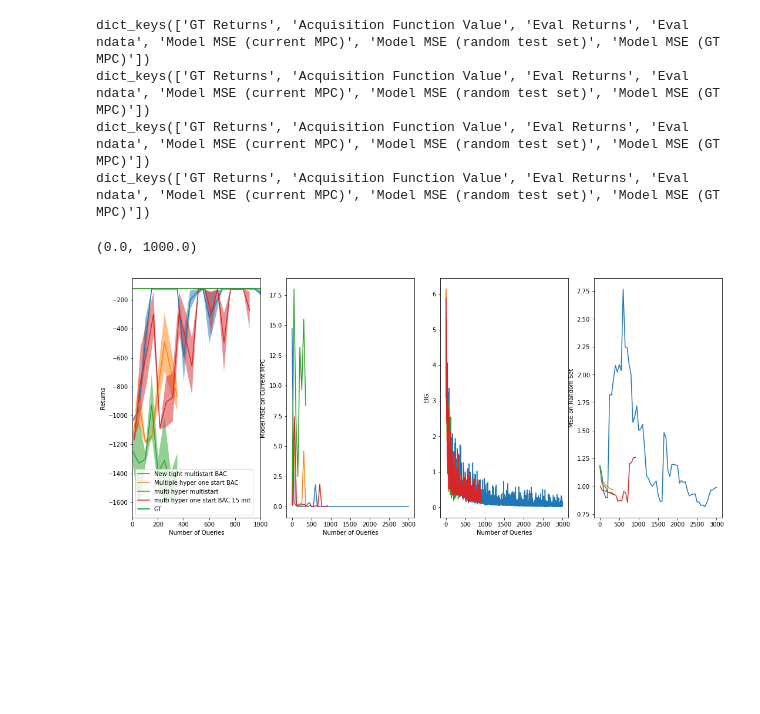
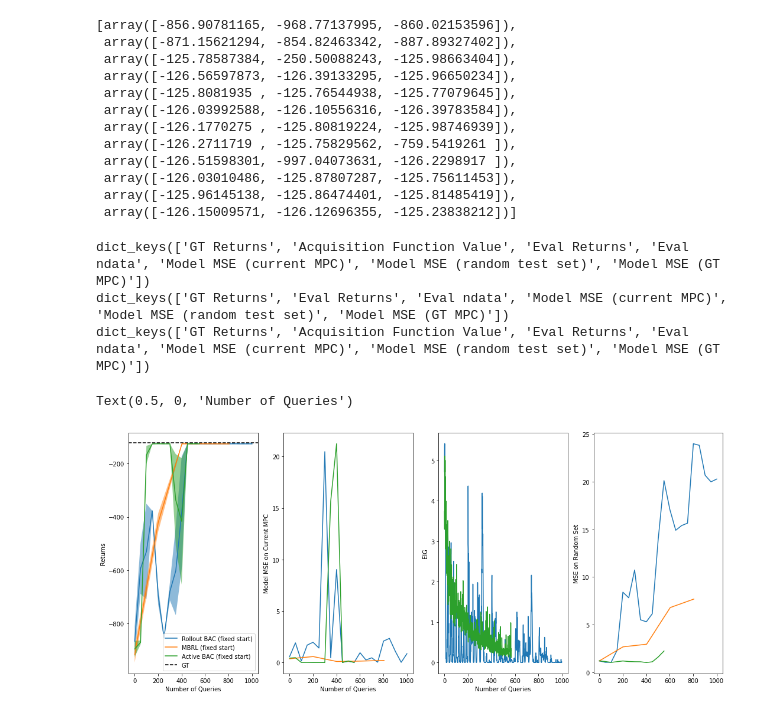
Before and after one commit to fusion-ml/trajectory-information-rl, a Jupyter notebook: notebooks/plot_returns.ipynb, the cells around one changed output. Saved outputs shown, nothing was run; the diff lists cells and outputs as text; code cells hidden in the pictures; blank space fills up the shorter version.

```diff
--- a/notebooks/plot_returns.ipynb
+++ b/notebooks/plot_returns.ipynb
@@ -30,36 +24,34 @@ pend_epm                               working_pendulum1
 # %%
-paths = {# 'Model-Based RL': base_path / 'pend_mbrl_mse',
-         # 'Bayesian Active Control': base_path / 'pendulum_new_longer',
-         # 'BAC (3app)': base_path / 'pend_3app', 'BAC (1app)': base_path / 'pend_1app',
-         # 'BAC (500nms)': base_path / 'pendbax_500nms',
-         # 'BAC (EPM)': base_path / 'pend_epm'
-         # 'BAC (improved)': base_path / 'test',
-         # 'Multistart batch 1 sample': base_path / 'batch_multi_pend_2021-07-26/17-57-26/',
-         # 'Multistart batch 3 sample': base_path / 'batch_multi_pend_3mc_2021-07-27/10-39-16/',
-         # 'Tight multistart 1mc BAC': base_path / 'tight-pendulum-bac_2021-07-28/01-10-16',
-         # 'Tight multistart 3mc BAC': base_path / 'tight-pendulum-bac-3mc_2021-07-28/01-11-08/',
-         # 'Tight multistart MBRL': base_path / 'tight-pendulum-bac-mbrl_2021-07-28/01-13-51',
-         # 'Fixed start BAC': base_path / 'fixed_in_tight_bac_2021-07-28/17-17-56',
-         #'Multistart MBRL': base_path / 'mbrl_pend_batch_2021-07-27/11-21-53',
-         # 'Multistart 1 sample good hps': base_path / 'bac_pend_multistart_2021-07-22/16-00-45',
-         # 'Multistart 3 sample good hps': base_path / 'bac_pend_multistart_3mc_2021-07-23/11-12-54',
-         'New tight multistart BAC': base_path / 'new-tight-pendulum-bac_2021-07-30/11-25-55',
-         # 'Tight multistart MBRL': base_path / 'new-tight-pendulum-bac-mbrl_2021-07-30/11-25-29',
-         'Multiple hyper one start BAC': base_path / 'pendbac-multigp_2021-08-02/10-07-03/',
-         'multi hyper multistart': base_path / 'pendbac-multigp-multistart_2021-08-02/10-06-17/',
-         'multi hyper one start BAC 15 init': base_path / 'pendbac-multigp-15init_2021-08-02/16-22-32/',
-
+paths = {# 'BAC (seed 12)': 'random_init_12_2021-08-05/10-02-01/',
+         'Rollout BAC (fixed start)': 'rollout_fixed_pendbac_test_2021-08-10/21-08-52',
+         'MBRL (fixed start)': 'mbrl_fixed_pendbac_2021-08-11/08-44-32',
+         'Active BAC (fixed start)': 'bac_fixed_pendbac_2021-08-11/08-56-57',
         }
 # %%
 data = {}
 for key, path in paths.items():
-    info_path = path / 'info.pkl'
+    info_path = base_path / path / 'info.pkl'
     with info_path.open('rb') as f:
         data[key] = pickle.load(f)
+# %%
+data['Active BAC (fixed start)']['Eval Returns']
+# %% [output]
+[array([-856.90781165, -968.77137995, -860.02153596]),
+ array([-871.15621294, -854.82463342, -887.89327402]),
+ array([-125.78587384, -250.50088243, -125.98663404]),
+ array([-126.56597873, -126.39133295, -125.96650234]),
+ array([-125.8081935 , -125.76544938, -125.77079645]),
+ array([-126.03992588, -126.10556316, -126.39783584]),
+ array([-126.1770275 , -125.80819224, -125.98746939]),
+ array([-126.2711719 , -125.75829562, -759.5419261 ]),
+ array([-126.51598301, -997.04073631, -126.2298917 ]),
+ array([-126.03010486, -125.87807287, -125.75611453]),
+ array([-125.96145138, -125.86474401, -125.81485419]),
+ array([-126.15009571, -126.12696355, -125.23838212])]
 # %%
 data = {}
 for key, path in paths.items():
-    info_path = path / 'info.pkl'
+    info_path = base_path / path / 'info.pkl'
     with info_path.open('rb') as f:
         data[key] = pickle.load(f)
 # %%
@@ -71,36 +63,34 @@ for key, vals in data.items():
     rstderr = returns.std(axis=1) / np.sqrt(returns.shape[1])
     ndata = vals['Eval ndata']
     ax1.plot(ndata, rmean, label=key)
     ax1.fill_between(ndata, rmean - rstderr, rmean + rstderr, alpha=0.5)
     if 'Model MSE' in vals:
         mses = vals['Model MSE']
     else:
         mses = vals['Model MSE (current MPC)']
     ax2.plot(ndata, mses, label=key)
     if 'Acquisition Function Value' in vals:
         acqs = vals['Acquisition Function Value']
         ax3.plot(acqs, label=key)
     else:
         ax3.plot([], label=key)
     if 'Model MSE (random test set)' in vals:
         mses = vals['Model MSE (random test set)']
         ax4.plot(ndata, mses, label=key)
 
 ax1.set_xlabel('Number of Queries')
 ax1.set_ylabel('Returns')
-ax1.axhline(-122, color='green', label='GT')
+ax1.axhline(-122, color='black', linestyle='--', label='GT')
 ax1.legend()
 ax2.set_xlabel('Number of Queries')
 ax2.set_ylabel('Model MSE on Current MPC')
 ax3.set_xlabel('Number of Queries')
 ax3.set_ylabel('EIG')
 ax4.set_ylabel("MSE on Random Set")
 ax3.set_xlabel('Number of Queries')
-ax1.set_xlim(0, 1000)
 # %% [output]
 dict_keys(['GT Returns', 'Acquisition Function Value', 'Eval Returns', 'Eval ndata', 'Model MSE (current MPC)', 'Model MSE (random test set)', 'Model MSE (GT MPC)'])
+dict_keys(['GT Returns', 'Eval Returns', 'Eval ndata', 'Model MSE (current MPC)', 'Model MSE (random test set)', 'Model MSE (GT MPC)'])
 dict_keys(['GT Returns', 'Acquisition Function Value', 'Eval Returns', 'Eval ndata', 'Model MSE (current MPC)', 'Model MSE (random test set)', 'Model MSE (GT MPC)'])
-dict_keys(['GT Returns', 'Acquisition Function Value', 'Eval Returns', 'Eval ndata', 'Model MSE (current MPC)', 'Model MSE (random test set)', 'Model MSE (GT MPC)'])
-dict_keys(['GT Returns', 'Acquisition Function Value', 'Eval Returns', 'Eval ndata', 'Model MSE (current MPC)', 'Model MSE (random test set)', 'Model MSE (GT MPC)'])
-(0.0, 1000.0)
+Text(0.5, 0, 'Number of Queries')
-[figure, old version]
+[figure, new version]
```
Also changed, not shown: parts of 1 cell of this notebook, 4 other files.
